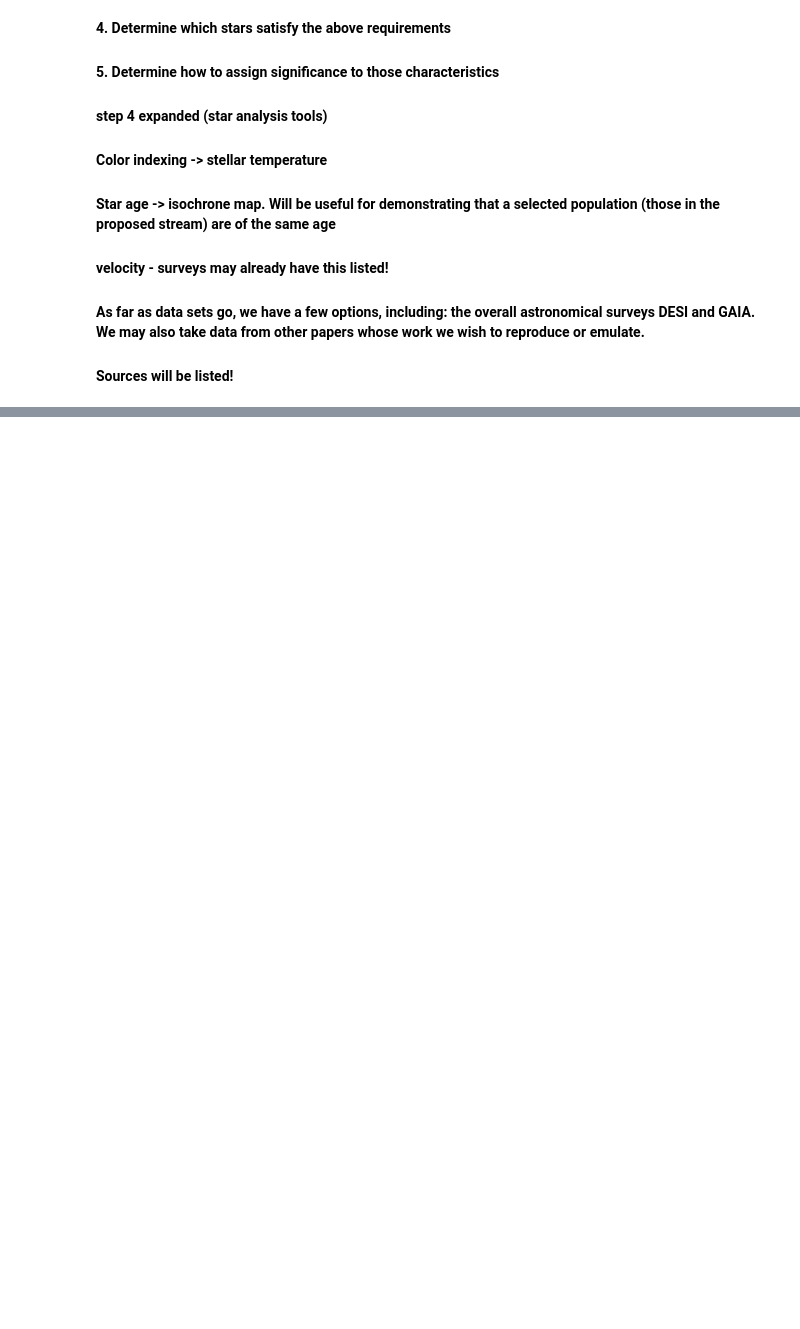
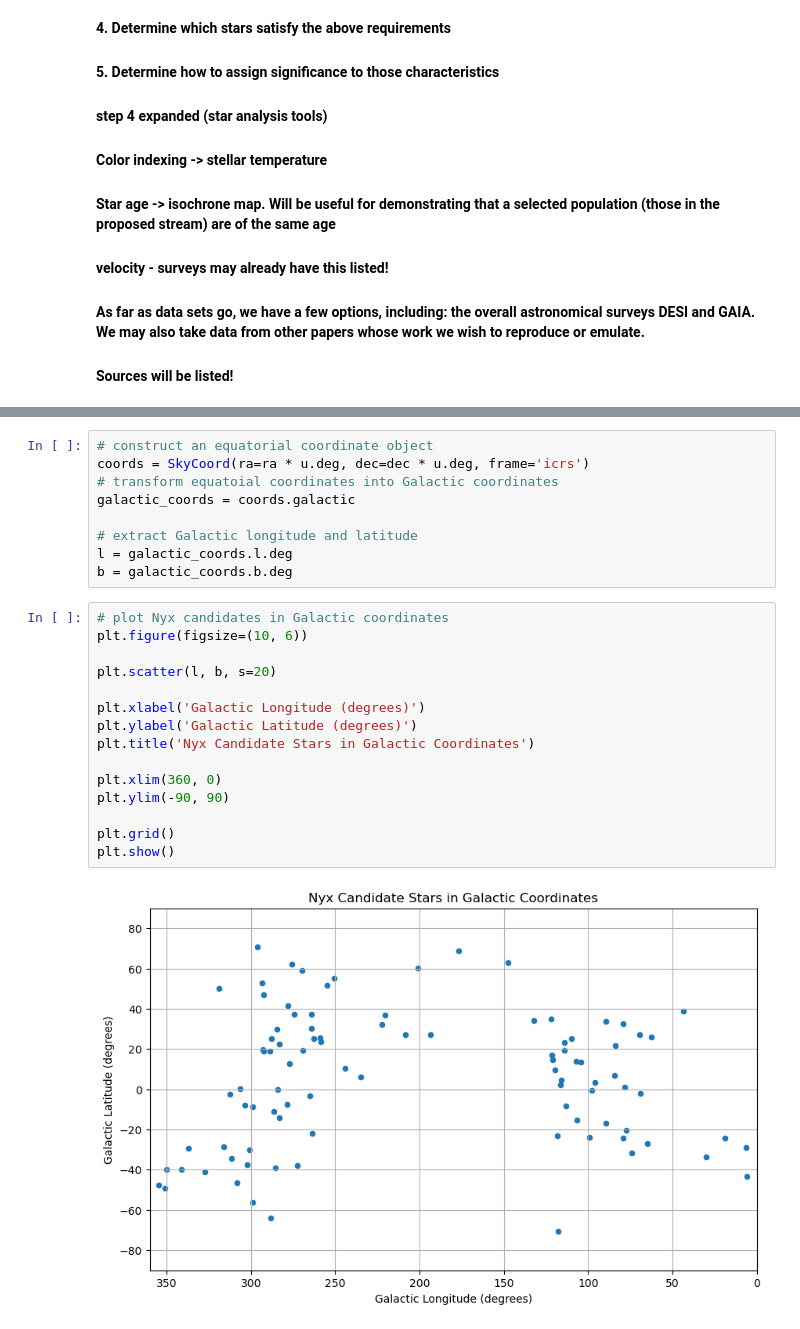
Before and after one commit to willmhstelter/Stelter434, a Jupyter notebook: Lab5_Stelter.ipynb, the cells around one changed output, grey strips where cells are left out. Saved outputs shown, nothing was run; the diff lists cells and outputs as text; blank space fills up the shorter version.

```diff
--- a/Lab5_Stelter.ipynb
+++ b/Lab5_Stelter.ipynb
@@ -28,0 +127,26 @@
+# %%
+# construct an equatorial coordinate object
+coords = SkyCoord(ra=ra * u.deg, dec=dec * u.deg, frame='icrs')
+# transform equatoial coordinates into Galactic coordinates
+galactic_coords = coords.galactic
+
+# extract Galactic longitude and latitude
+l = galactic_coords.l.deg
+b = galactic_coords.b.deg
+# %%
+# plot Nyx candidates in Galactic coordinates
+plt.figure(figsize=(10, 6))
+
+plt.scatter(l, b, s=20)
+
+plt.xlabel('Galactic Longitude (degrees)')
+plt.ylabel('Galactic Latitude (degrees)')
+plt.title('Nyx Candidate Stars in Galactic Coordinates')
+
+plt.xlim(360, 0)
+plt.ylim(-90, 90)
+
+plt.grid()
+plt.show()
+# %% [output]
+[figure, added]
```
Also changed, not shown: parts of 7 cells of this notebook.
